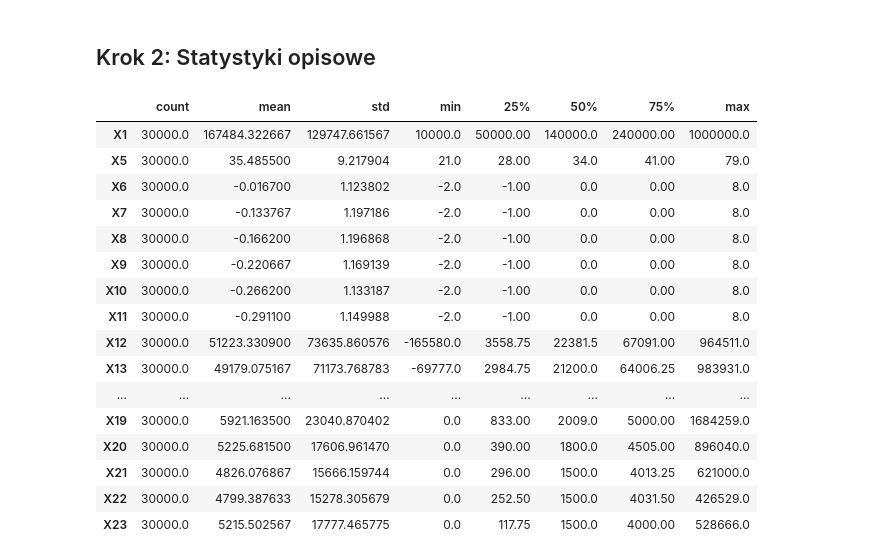
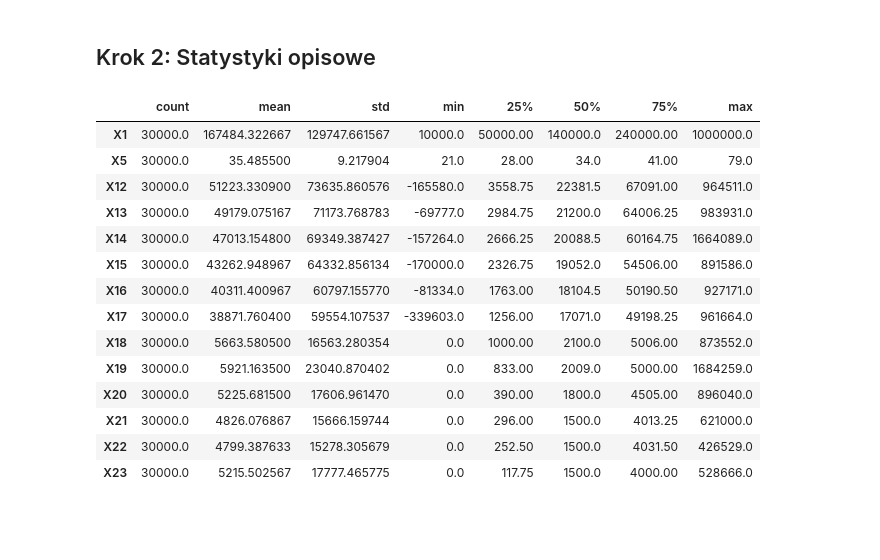
Before and after one commit to dawid200272/Eiwd_projekt, a Jupyter notebook: notebooks/EDA_analysis.ipynb, the cells around one changed output. Saved outputs shown, nothing was run; the diff lists cells and outputs as text; code cells hidden in the pictures; blank space fills up the shorter version.

```diff
--- a/notebooks/EDA_analysis.ipynb
+++ b/notebooks/EDA_analysis.ipynb
@@ -148,0 +220,16 @@ Dane dla nieprawidłowych wartości cechy X4 (Marital status)
+# %%
+# Historia spłat (od kwietnia do września 2005r.)
+
+# wartości cech X6-X11
+# Status spłaty (-1 = spłata terminowa, 1 = opóżnienie płatności o jeden miesiąc, 2 = opóżnienie płatności o dwa miesiące, ..., 8 = opóźnienie płatności o osiem miesięcy, 9 = opóźnienie płatności o dziewięć miesięcy i więcej
+payment_status_allowed_values = [-1, 1, 2, 3, 4, 5, 6, 7, 8, 9]
+
+payment_history_features = ["X6", "X7", "X8", "X9", "X10", "X11"]
+
+for feature_name in payment_history_features:
+    feature_values_raw = pd.DataFrame(data[feature_name].value_counts()).T
+    # feature_values = feature_values_raw.renam
+    print(feature_values_raw.T.sort_values(feature_name).T)
+    print("\n")
+
+# sex_values = sex_values_raw.rename(columns={2: "Female (2)", 1: "Male (1)"}, inplace=False)
@@ -149,22 +328,23 @@ Dane dla nieprawidłowych wartości cechy X4 (Marital status)
 # %% [markdown]
 ## Krok 2: Statystyki opisowe
 # %%
-numeric_stat = data.drop(["ID", "X2", "X3", "X4", "Y"], axis=1).describe().T
+not_numeric_cols = ["ID", "X2", "X3", "X4", "Y"] + payment_history_features
+numeric_cols = data.drop(not_numeric_cols, axis=1).columns.tolist()
+
+numeric_stat = data[numeric_cols].describe().T
 
 numeric_stat
 # %% [output]
 |  | count | mean | std | min | 25% | 50% | 75% | max |
 | X1 | 30000.0 | 167484.322667 | 129747.661567 | 10000.0 | 50000.00 | 140000.0 | 240000.00 | 1000000.0 |
 | X5 | 30000.0 | 35.485500 | 9.217904 | 21.0 | 28.00 | 34.0 | 41.00 | 79.0 |
-| X6 | 30000.0 | -0.016700 | 1.123802 | -2.0 | -1.00 | 0.0 | 0.00 | 8.0 |
-| X7 | 30000.0 | -0.133767 | 1.197186 | -2.0 | -1.00 | 0.0 | 0.00 | 8.0 |
-| X8 | 30000.0 | -0.166200 | 1.196868 | -2.0 | -1.00 | 0.0 | 0.00 | 8.0 |
-| X9 | 30000.0 | -0.220667 | 1.169139 | -2.0 | -1.00 | 0.0 | 0.00 | 8.0 |
-| X10 | 30000.0 | -0.266200 | 1.133187 | -2.0 | -1.00 | 0.0 | 0.00 | 8.0 |
-| X11 | 30000.0 | -0.291100 | 1.149988 | -2.0 | -1.00 | 0.0 | 0.00 | 8.0 |
 | X12 | 30000.0 | 51223.330900 | 73635.860576 | -165580.0 | 3558.75 | 22381.5 | 67091.00 | 964511.0 |
 | X13 | 30000.0 | 49179.075167 | 71173.768783 | -69777.0 | 2984.75 | 21200.0 | 64006.25 | 983931.0 |
-| ... | ... | ... | ... | ... | ... | ... | ... | ... |
+| X14 | 30000.0 | 47013.154800 | 69349.387427 | -157264.0 | 2666.25 | 20088.5 | 60164.75 | 1664089.0 |
+| X15 | 30000.0 | 43262.948967 | 64332.856134 | -170000.0 | 2326.75 | 19052.0 | 54506.00 | 891586.0 |
+| X16 | 30000.0 | 40311.400967 | 60797.155770 | -81334.0 | 1763.00 | 18104.5 | 50190.50 | 927171.0 |
+| X17 | 30000.0 | 38871.760400 | 59554.107537 | -339603.0 | 1256.00 | 17071.0 | 49198.25 | 961664.0 |
+| X18 | 30000.0 | 5663.580500 | 16563.280354 | 0.0 | 1000.00 | 2100.0 | 5006.00 | 873552.0 |
 | X19 | 30000.0 | 5921.163500 | 23040.870402 | 0.0 | 833.00 | 2009.0 | 5000.00 | 1684259.0 |
 | X20 | 30000.0 | 5225.681500 | 17606.961470 | 0.0 | 390.00 | 1800.0 | 4505.00 | 896040.0 |
 | X21 | 30000.0 | 4826.076867 | 15666.159744 | 0.0 | 296.00 | 1500.0 | 4013.25 | 621000.0 |
```
Also changed, not shown: parts of 32 cells of this notebook.
